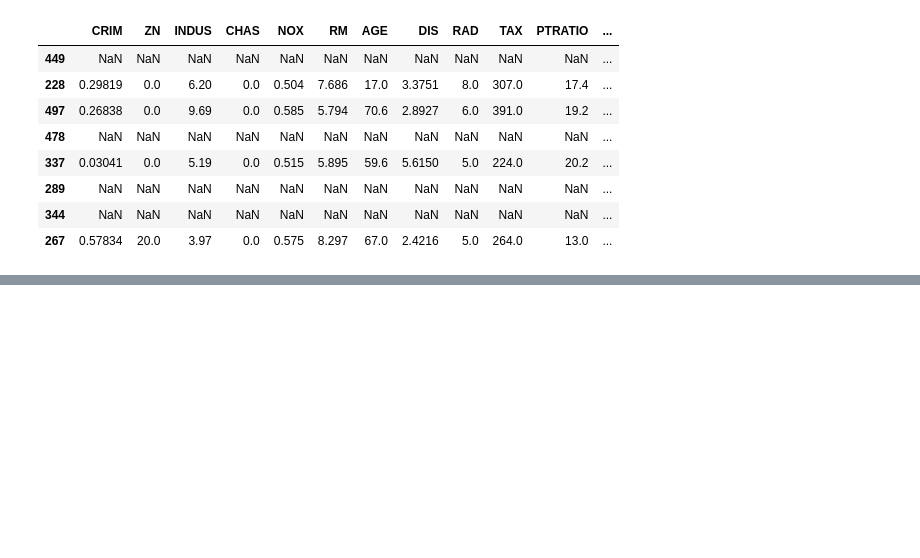
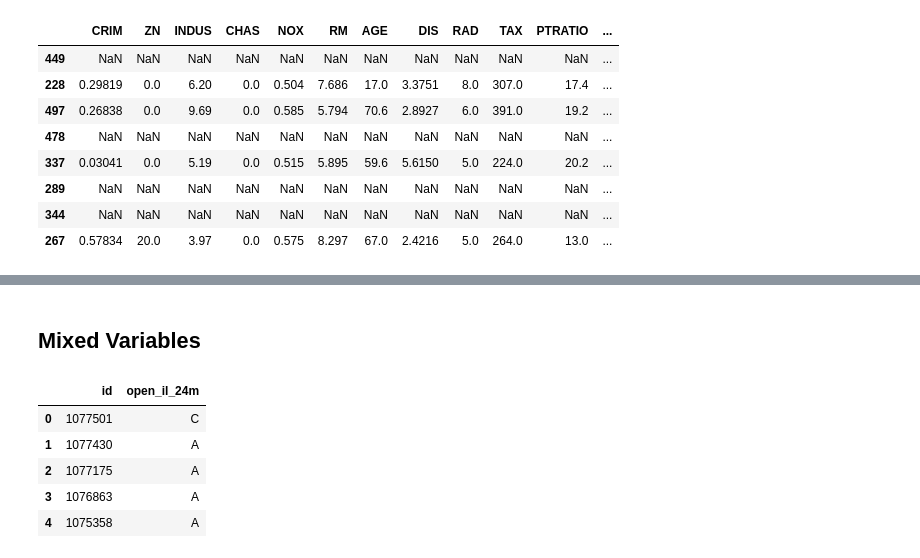
Before and after one commit to dajebbar/feature_engineering, a Jupyter notebook: python_fe/Lec-1.ipynb, the cells around one changed output, grey strips where cells are left out. Cells and saved outputs as stored; diff of their text form; code cells hidden in the pictures; blank space fills up the shorter version.

Commit message:
mixed vars

```diff
--- a/python_fe/Lec-1.ipynb
+++ b/python_fe/Lec-1.ipynb
@@ -443,0 +444,2 @@ plt.ylabel('Disbursed Amount');
+# %% [markdown]
+## Mixed Variables
@@ -443,0 +455,9 @@ plt.ylabel('Disbursed Amount');
+# %%
+df.head()
+# %% [output]
+|  | id | open_il_24m |
+| 0 | 1077501 | C |
+| 1 | 1077430 | A |
+| 2 | 1077175 | A |
+| 3 | 1076863 | A |
+| 4 | 1075358 | A |
```
Also changed, not shown: parts of 44 cells of this notebook.
